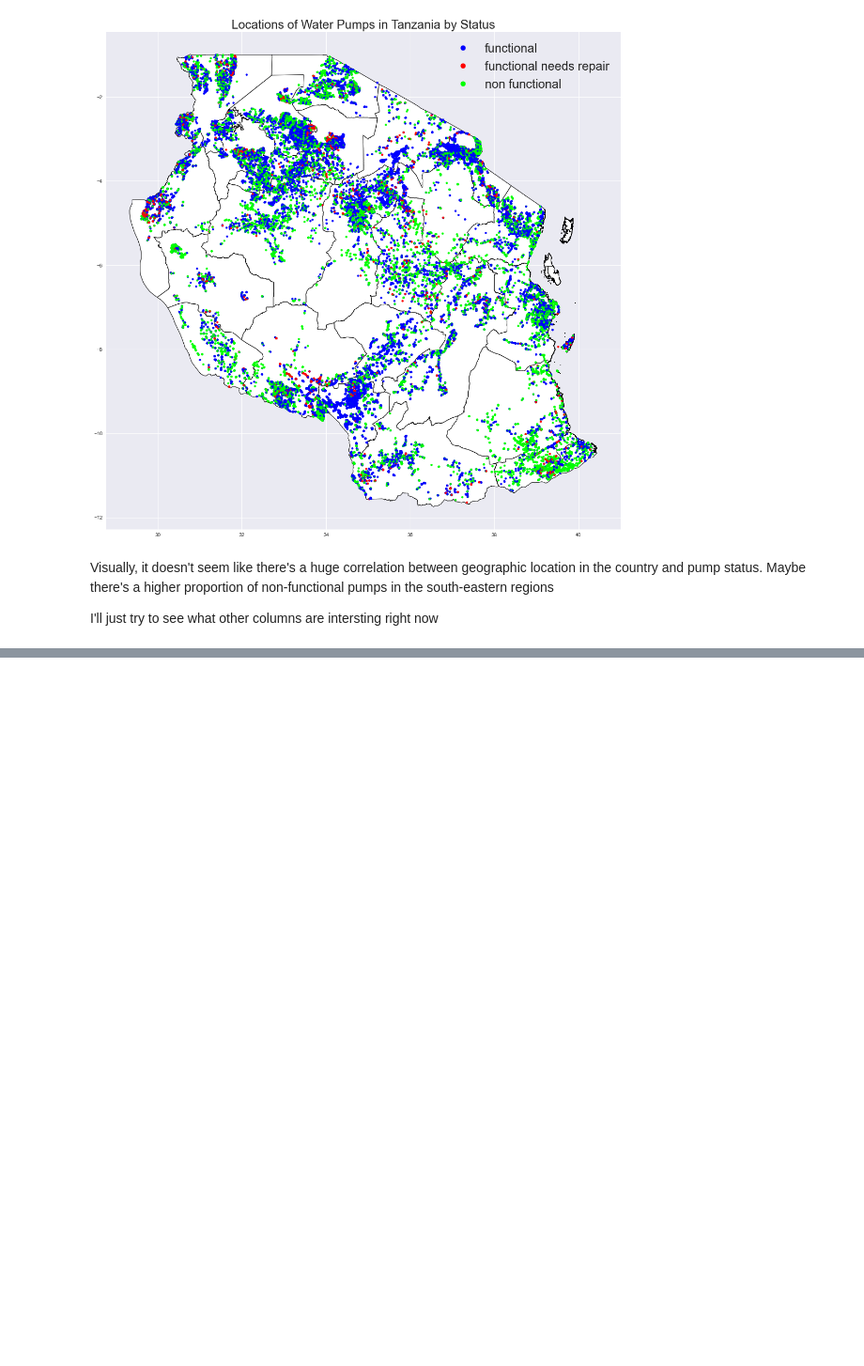
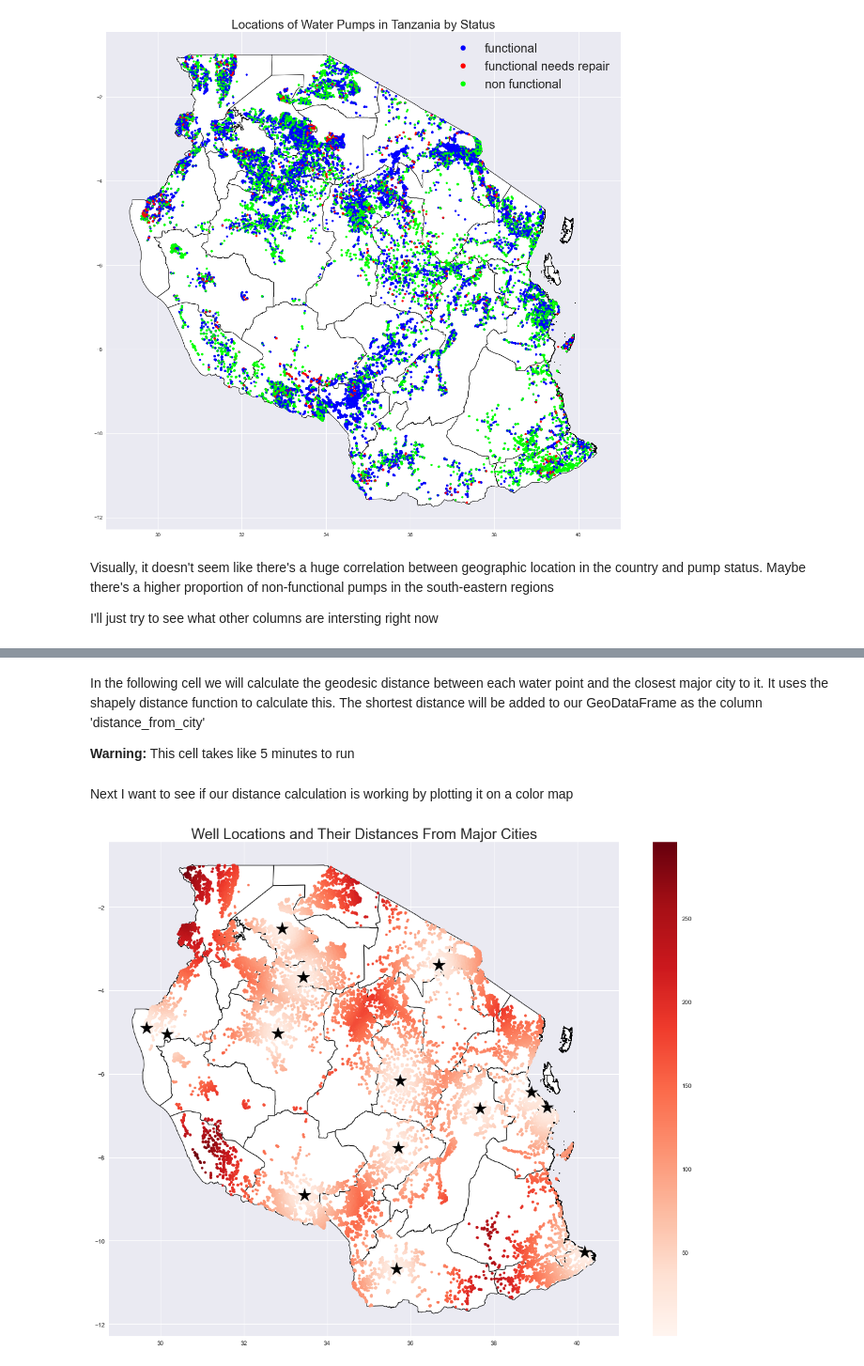
Before and after one commit to sydroth/tanzaniawellclassification, a Jupyter notebook: notebooks/jacob_EDA.ipynb, the cells around one changed output, grey strips where cells are left out. Shown at 94% size. Drawn from its saved outputs; the diff is of its cells as text; code cells hidden in the pictures; blank space fills up the shorter version.

Commit message:
added city distances

```diff
--- a/notebooks/jacob_EDA.ipynb
+++ b/notebooks/jacob_EDA.ipynb
@@ -161,0 +123,4 @@ df[df.quantity == df.quantity_group]
+# %%
+url = 'https://www.latlong.net/category/cities-220-15.html'
+req = requests.get(url)
+soup = BeautifulSoup(req.content, 'html.parser')
@@ -161,0 +129,2 @@ df[df.quantity == df.quantity_group]
+# %%
+table = [element.get_text() for element in soup.find_all('td')]
@@ -161,0 +152,45 @@ df[df.quantity == df.quantity_group]
+# %% [markdown]
+In the following cell we will calculate the geodesic distance between each water point and the closest major city to it. It uses the shapely distance function to calculate this. The shortest distance will be added to our GeoDataFrame as the column 'distance_from_city'
+
+**Warning:** This cell takes like 5 minutes to run
+# %%
+shortest_distance = []
+
+#iterate through well locations
+for well in gdf['geometry']:
+    distances = []
+
+    #calculate the distances between the well and all 12 cities
+    for city in city_points:
+        distances.append(distance(city.coords[0],
+                                  well.coords[0]).km)
+
+    #save the shortest distance
+    shortest_distance.append(min(distances))
+
+#add our shortest distances to the dataframe
+gdf['distance_from_city'] = shortest_distance
+# %%
+#make points to plot city locations
+xs = [point.x for point in city_points]
+ys = [point.y for point in city_points]
+# %% [markdown]
+Next I want to see if our distance calculation is working by plotting it on a color map
+# %%
+fig, ax = plt.subplots(figsize=(20,15))
+ax.set_title('Well Locations and Their Distances From Major Cities',
+             fontdict={'fontsize':24})
+
+#plots outline of Tanzania
+tanz_regs.plot(ax=ax, color='white',
+              edgecolor='black', linewidth=1);
+
+#plots locations of pumps on map, colored by status
+gdf.plot(ax=ax, column=gdf.distance_from_city,
+         markersize=15, cmap='Reds',
+         legend=True);
+
+#plot major cities
+plt.scatter(xs, ys,c='black', marker='*', s=500);
+# %% [output]
+[figure, added]
```
Also changed, not shown: parts of 13 cells of this notebook.
